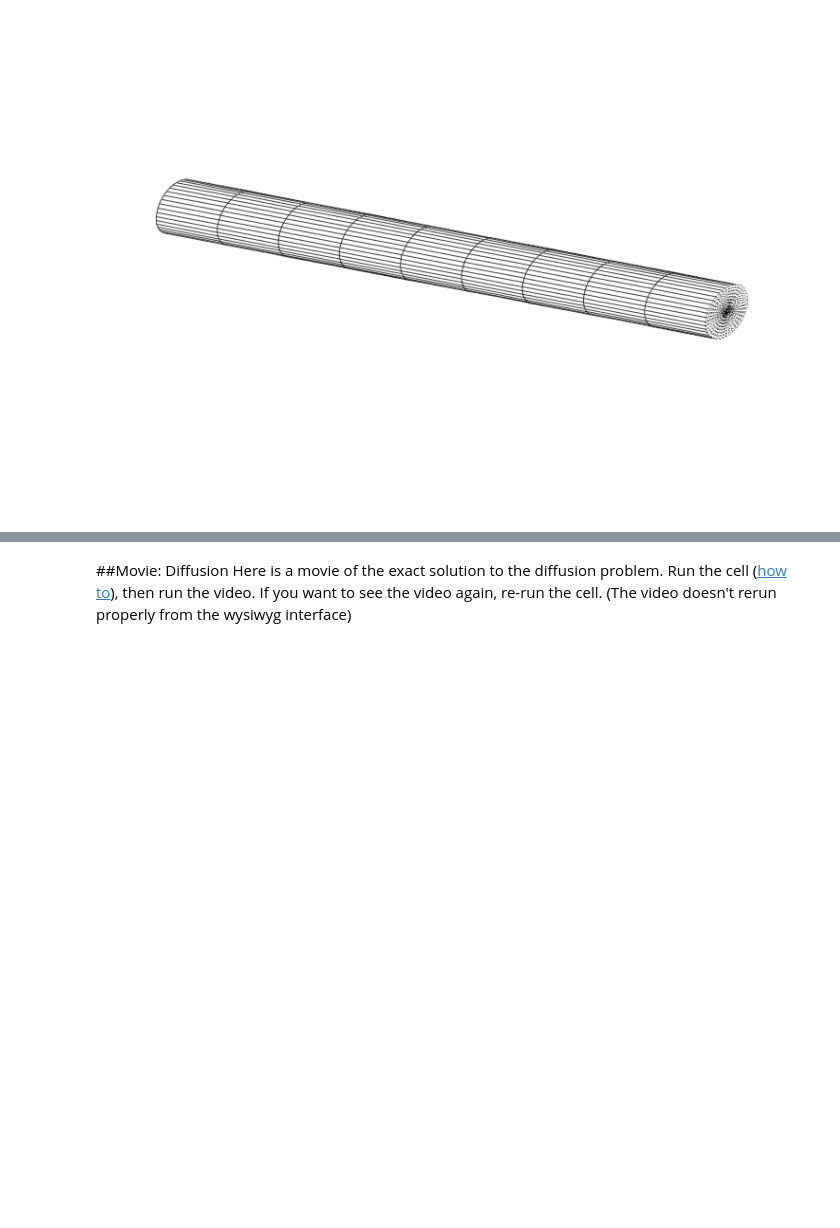
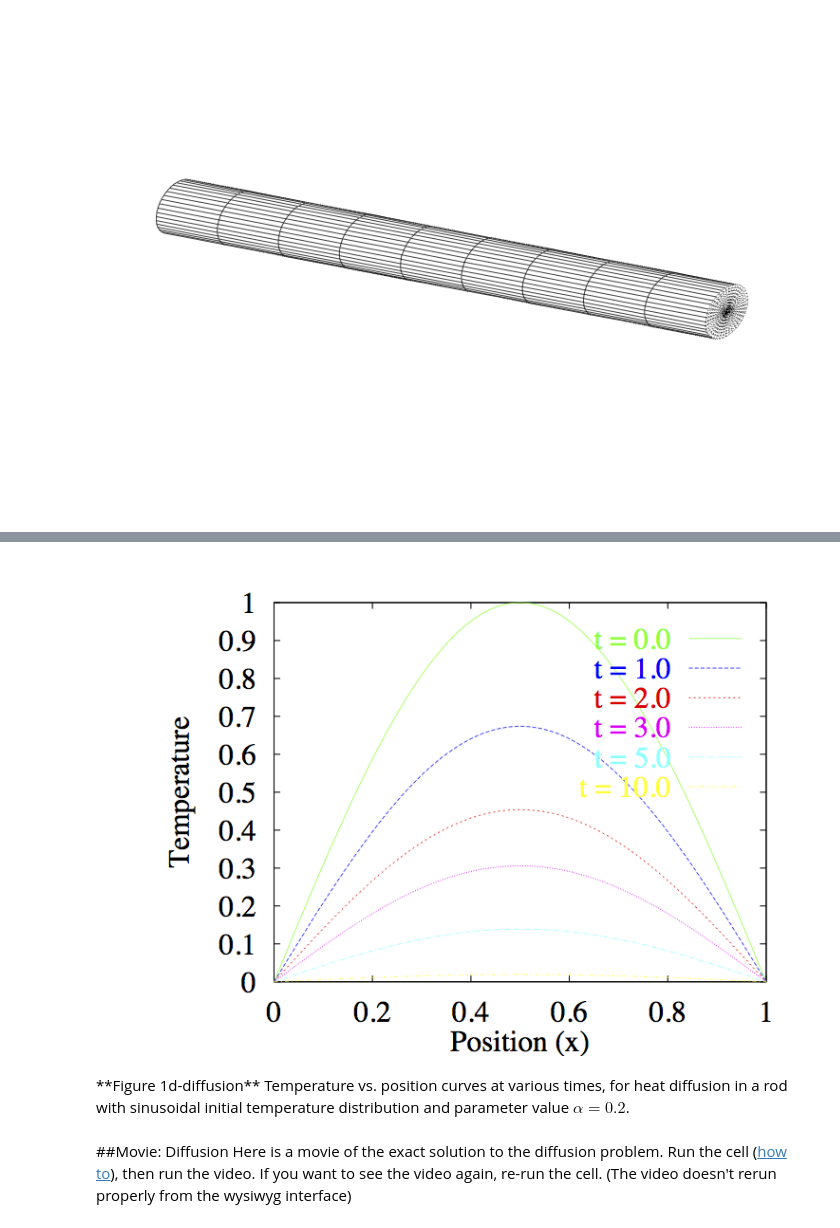
Before and after one commit to tjarnikova/numeric, a Jupyter notebook: lab1/Lab_1.ipynb, the cells around one changed output, grey strips where cells are left out. Drawn from its saved outputs; the diff is of its cells as text; code cells hidden in the pictures; blank space fills up the shorter version.

```diff
--- a/lab1/Lab_1.ipynb
+++ b/lab1/Lab_1.ipynb
@@ -436,3 +426,13 @@ value $\alpha=0.2$.
+# %%
+Image(filename='diffusion/diffusion.png',width='60%')
+# %% [output]
+[figure, added]
+# %% [markdown]
+<div id='lab1:fig:diffusion-1d'>
+**Figure 1d-diffusion** Temperature vs. position curves at various times, for heat diffusion
+in a rod with sinusoidal initial temperature distribution and parameter
+value $\alpha=0.2$.
+</div>
 # %% [markdown]
 ##Movie: Diffusion
 Here is a movie of the exact solution to the diffusion problem. Run the cell ([how to](#Running-Code-Cells)), then run the video.  If you want to see the video again, re-run the cell.  (The video doesn't rerun properly from the wysiwyg interface)
```
Also changed, not shown: parts of 6 cells of this notebook.
